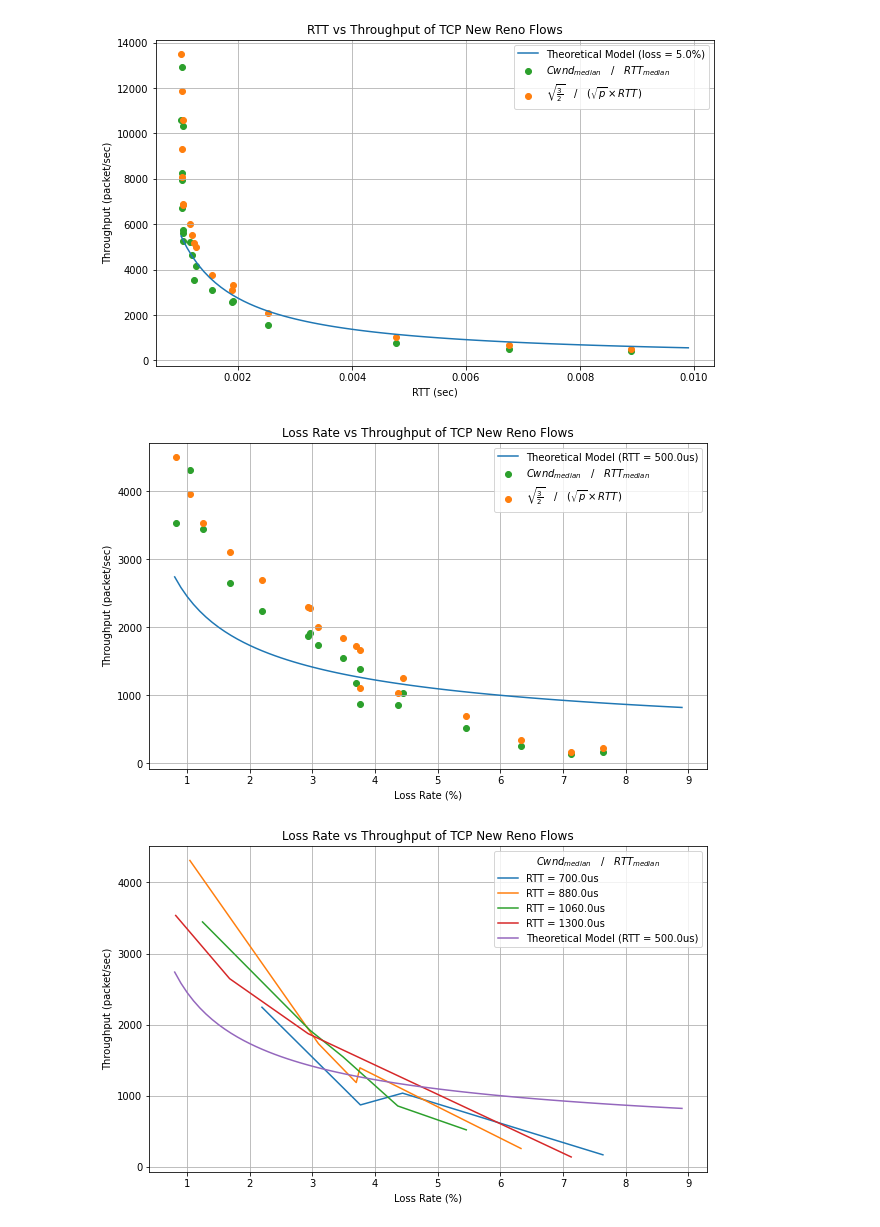
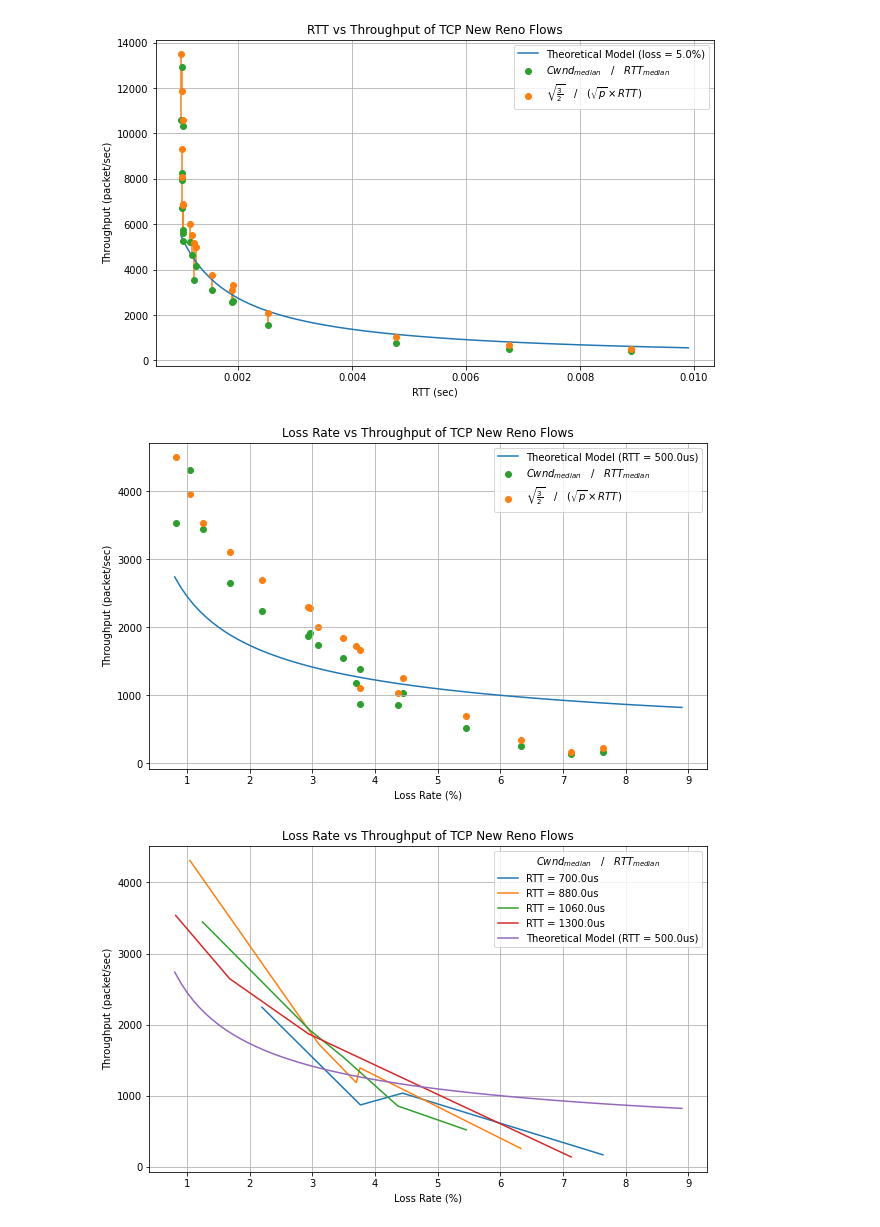
Before and after one commit to serhatarslan-hub/ns-3-dev-git, a Jupyter notebook: outputs/simple-tcp-stats/SimpleTcpStats-DataAnalysis.ipynb, the cells around one changed output. Saved outputs shown, nothing was run; the diff lists cells and outputs as text; code cells hidden in the pictures.

Commit message:
update throughput vs rtt graph

```diff
--- a/outputs/simple-tcp-stats/SimpleTcpStats-DataAnalysis.ipynb
+++ b/outputs/simple-tcp-stats/SimpleTcpStats-DataAnalysis.ipynb
@@ -143,42 +143,51 @@ model_thps = math.sqrt(1.5)/math.sqrt(model_loss)/model_rtts
 plt.figure()
 # plt.scatter(stats_df.med_rtt, stats_df.ave_thp,
 #             label='Simulation Measurements')
-plt.scatter(stats_df.med_rtt, stats_df.cwnd_est_thp,
+
+# Add lines between theoretical and actual measurements
+for _, row in stats_df.iterrows():
+    x = row['med_rtt']
+    y1 = row['cwnd_est_thp']
+    y2 = row['analytical_thp']
+    if not np.isnan(y2):
+        plt.plot([x,x],[y1,y2], c='C1')
+
+plt.scatter(stats_df.med_rtt, stats_df.cwnd_est_thp, zorder=30,
             label=r"$Cwnd_{median}\quad/\quadRTT_{median}$", c='C2')
-plt.scatter(stats_df.med_rtt, stats_df.analytical_thp,
+plt.scatter(stats_df.med_rtt, stats_df.analytical_thp, zorder=30,
             label=r"$\sqrt{\frac{3}{2}}\quad/\quad(\sqrt{p} \times RTT)$", c='C1')
 plt.plot(model_rtts, model_thps,
-         label='Theoretical Model (loss = {}%)'.format(model_loss*100))
+         label='Theoretical Model (loss = {}%)'.format(model_loss*100), c='C0')
 
 plt.legend()
 plt.ylabel('Throughput (packet/sec)')
 plt.xlabel('RTT (sec)')
 plt.title('RTT vs Throughput of TCP New Reno Flows')
 plt.grid()
 plt.show()
 
 model_rtt = 0.0005
 model_losses = np.arange(0.8,9,0.1)
 model_thps = math.sqrt(1.5)/(model_losses**(1/2))/model_rtt
 
 plt.figure()
 # plt.scatter(stats_df.loss*100, stats_df.ave_thp,
 #             label='Simulation Measurements')
 plt.scatter(stats_df.loss*100, stats_df.cwnd_est_thp/3,
             label=r"$Cwnd_{median}\quad/\quadRTT_{median}$", c='C2')
 plt.scatter(stats_df.loss*100, stats_df.analytical_thp/3,
             label=r"$\sqrt{\frac{3}{2}}\quad/\quad(\sqrt{p} \times RTT)$", c='C1')
 plt.plot(model_losses,model_thps, label='Theoretical Model (RTT = {}us)'.format(model_rtt*1e6))
 
 # plt.ylim((0,5000))
 plt.legend()
 plt.ylabel('Throughput (packet/sec)')
 plt.xlabel('Loss Rate (%)')
 plt.title('Loss Rate vs Throughput of TCP New Reno Flows')
 plt.grid()
 plt.show()
 # %% [output]
-[figure, old version]
+[figure, new version]
 [figure]
 # %%
 plt.figure()
```
Also changed, not shown: parts of 1 cell of this notebook.
